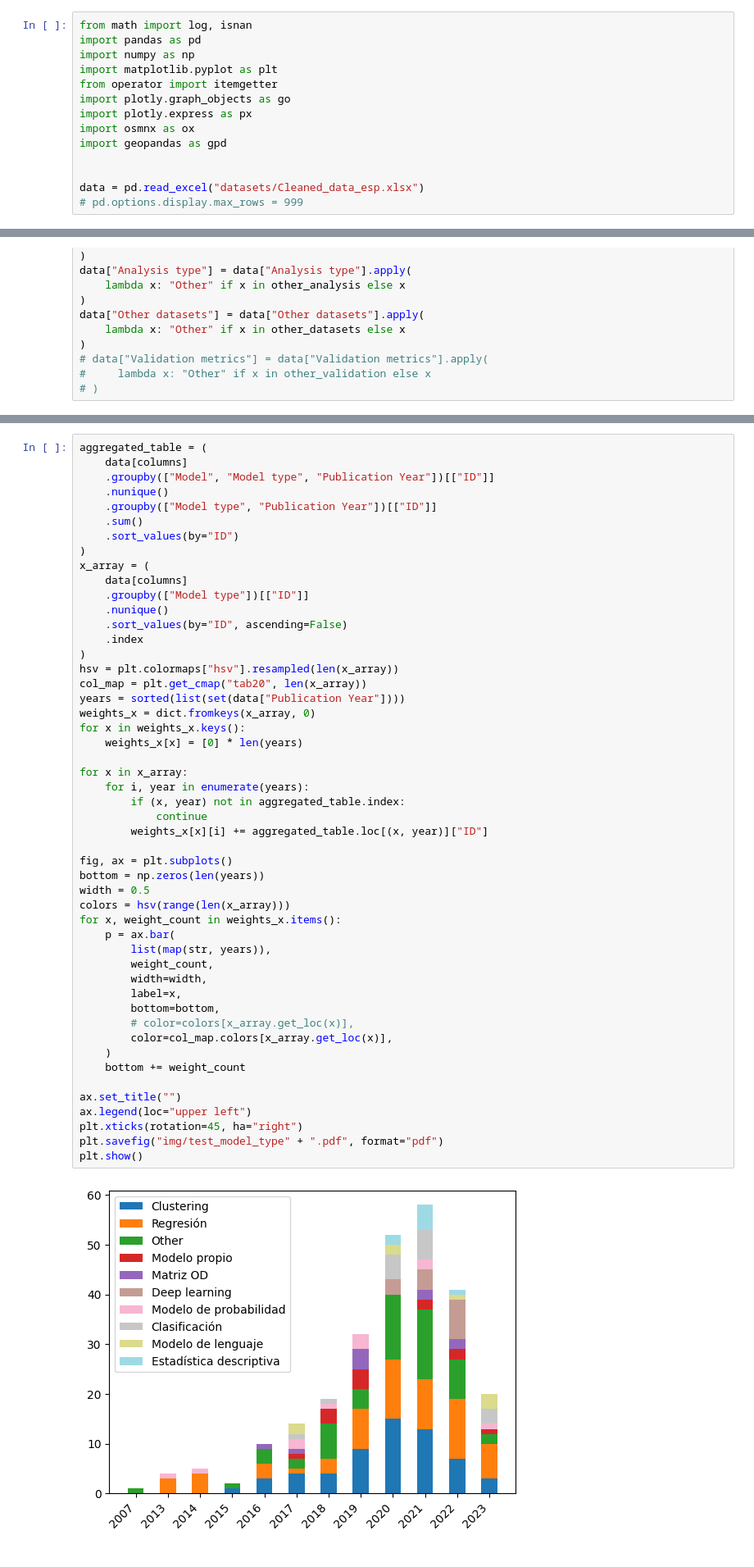
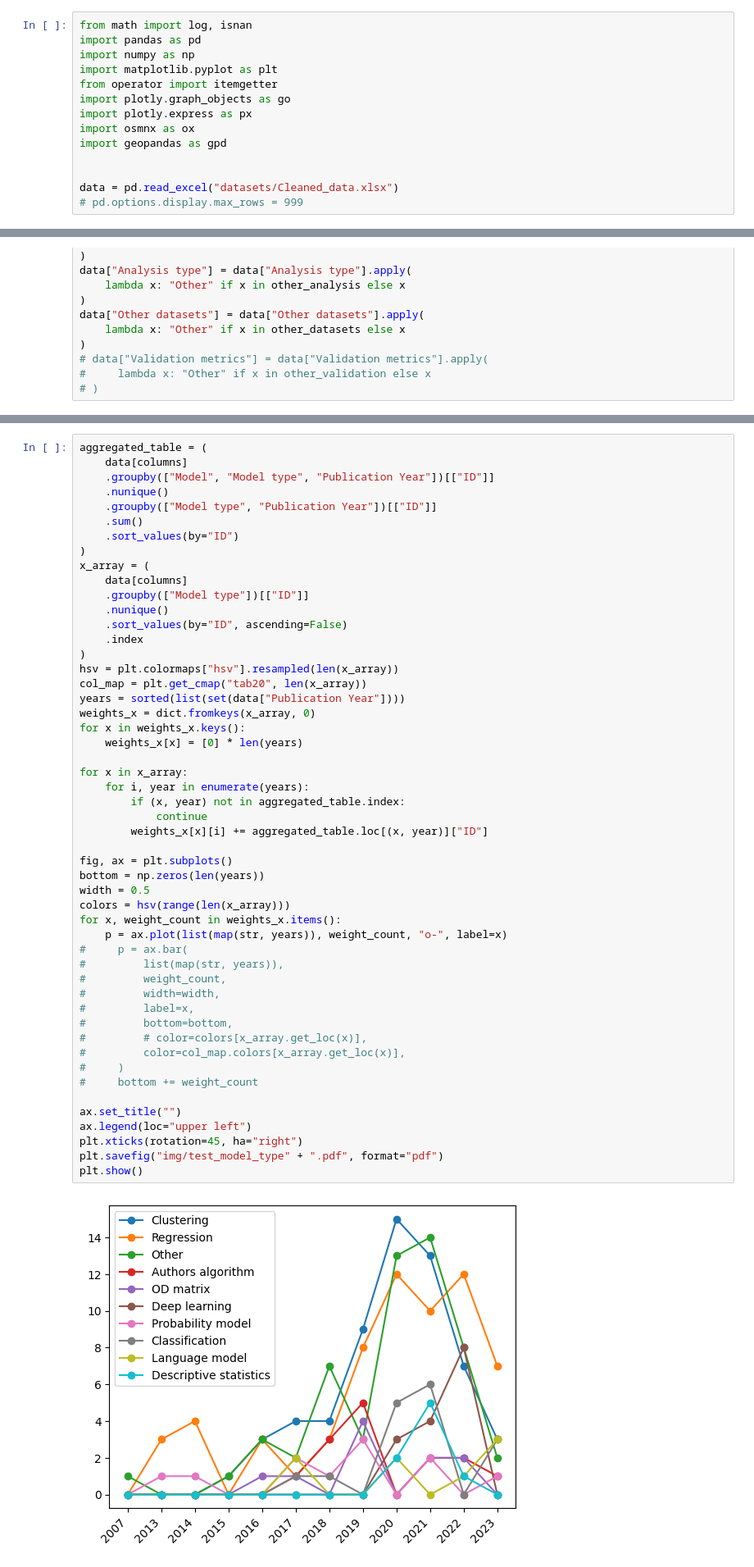
Before and after one commit to GeoTecINIT/smartcard-systematic-mapping-review, a Jupyter notebook: Analisis.ipynb, the cells around one changed output, grey strips where cells are left out. Shown at 82% size. Cells and saved outputs as stored; diff of their text form.

```diff
--- a/Analisis.ipynb
+++ b/Analisis.ipynb
@@ -10,7 +10,7 @@ import osmnx as ox
 import geopandas as gpd
 
 
-data = pd.read_excel("datasets/Cleaned_data_esp.xlsx")
+data = pd.read_excel("datasets/Cleaned_data.xlsx")
 # pd.options.display.max_rows = 999
 # %%
 biblio_file = open("datasets/savedrecs.txt", "r")
@@ -583,44 +583,45 @@ x_array = (
     .groupby(["Model type"])[["ID"]]
     .nunique()
     .sort_values(by="ID", ascending=False)
     .index
 )
 hsv = plt.colormaps["hsv"].resampled(len(x_array))
 col_map = plt.get_cmap("tab20", len(x_array))
 years = sorted(list(set(data["Publication Year"])))
 weights_x = dict.fromkeys(x_array, 0)
 for x in weights_x.keys():
     weights_x[x] = [0] * len(years)
 
 for x in x_array:
     for i, year in enumerate(years):
         if (x, year) not in aggregated_table.index:
             continue
         weights_x[x][i] += aggregated_table.loc[(x, year)]["ID"]
 
 fig, ax = plt.subplots()
 bottom = np.zeros(len(years))
 width = 0.5
 colors = hsv(range(len(x_array)))
 for x, weight_count in weights_x.items():
-    p = ax.bar(
-        list(map(str, years)),
-        weight_count,
-        width=width,
-        label=x,
-        bottom=bottom,
-        # color=colors[x_array.get_loc(x)],
-        color=col_map.colors[x_array.get_loc(x)],
-    )
-    bottom += weight_count
+    p = ax.plot(list(map(str, years)), weight_count, "o-", label=x)
+#     p = ax.bar(
+#         list(map(str, years)),
+#         weight_count,
+#         width=width,
+#         label=x,
+#         bottom=bottom,
+#         # color=colors[x_array.get_loc(x)],
+#         color=col_map.colors[x_array.get_loc(x)],
+#     )
+#     bottom += weight_count
 
 ax.set_title("")
 ax.legend(loc="upper left")
 plt.xticks(rotation=45, ha="right")
 plt.savefig("img/test_model_type" + ".pdf", format="pdf")
 plt.show()
 # %% [output]
-[figure, old version]
+[figure, new version]
 # %%
 # v = {
 #     k: [dic[k] for dic in list(sets_count_dict_by_year["Study Area"].values())]
```
Also changed, not shown: parts of 5 cells of this notebook, 36 other files.
